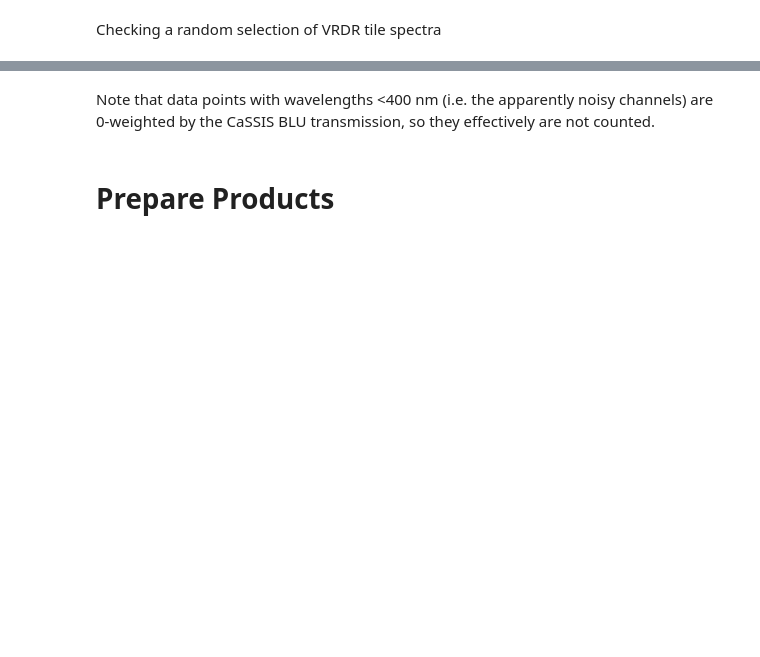
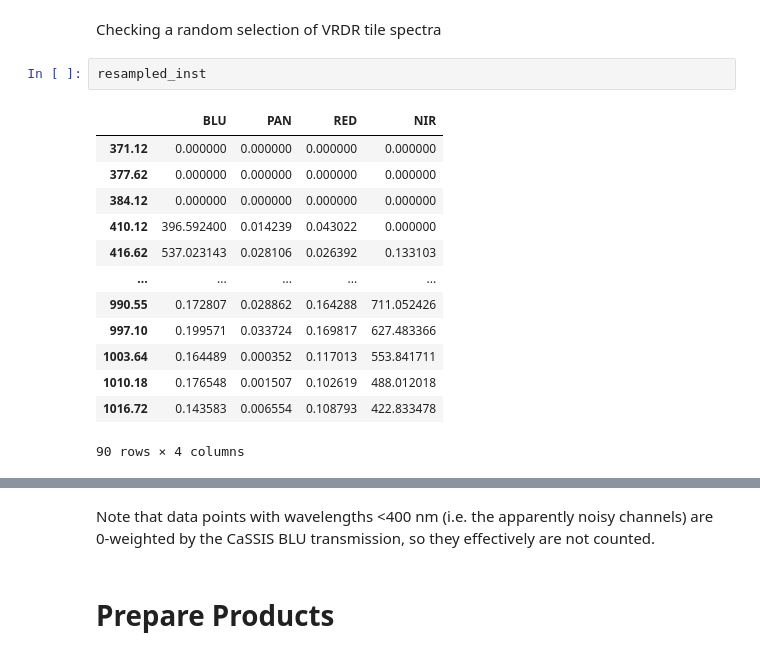
Before and after one commit to rbstabbins/vrdr_resampler, a Jupyter notebook: vrdr_resampler_cassis.ipynb, the cells around one changed output, grey strips where cells are left out. Saved outputs shown, nothing was run; the diff lists cells and outputs as text; blank space fills up the shorter version.

```diff
--- a/vrdr_resampler_cassis.ipynb
+++ b/vrdr_resampler_cassis.ipynb
@@ -86,5 +97,21 @@ fig, ax = vrdr.plot_channel_profiles(resampled_inst, instrument='CaSSIS-2019 Res
 # %% [markdown]
 Checking a random selection of VRDR tile spectra
+# %%
+resampled_inst
+# %% [output]
+|  | BLU | PAN | RED | NIR |
+| 371.12 | 0.000000 | 0.000000 | 0.000000 | 0.000000 |
+| 377.62 | 0.000000 | 0.000000 | 0.000000 | 0.000000 |
+| 384.12 | 0.000000 | 0.000000 | 0.000000 | 0.000000 |
+| 410.12 | 396.592400 | 0.014239 | 0.043022 | 0.000000 |
+| 416.62 | 537.023143 | 0.028106 | 0.026392 | 0.133103 |
+| ... | ... | ... | ... | ... |
+| 990.55 | 0.172807 | 0.028862 | 0.164288 | 711.052426 |
+| 997.10 | 0.199571 | 0.033724 | 0.169817 | 627.483366 |
+| 1003.64 | 0.164489 | 0.000352 | 0.117013 | 553.841711 |
+| 1010.18 | 0.176548 | 0.001507 | 0.102619 | 488.012018 |
+| 1016.72 | 0.143583 | 0.006554 | 0.108793 | 422.833478 |
+90 rows × 4 columns
 # %%
 # select random locations in the last 2 dimensions of the cube
 import random
```
Also changed, not shown: parts of 22 cells of this notebook, 2 other files.
